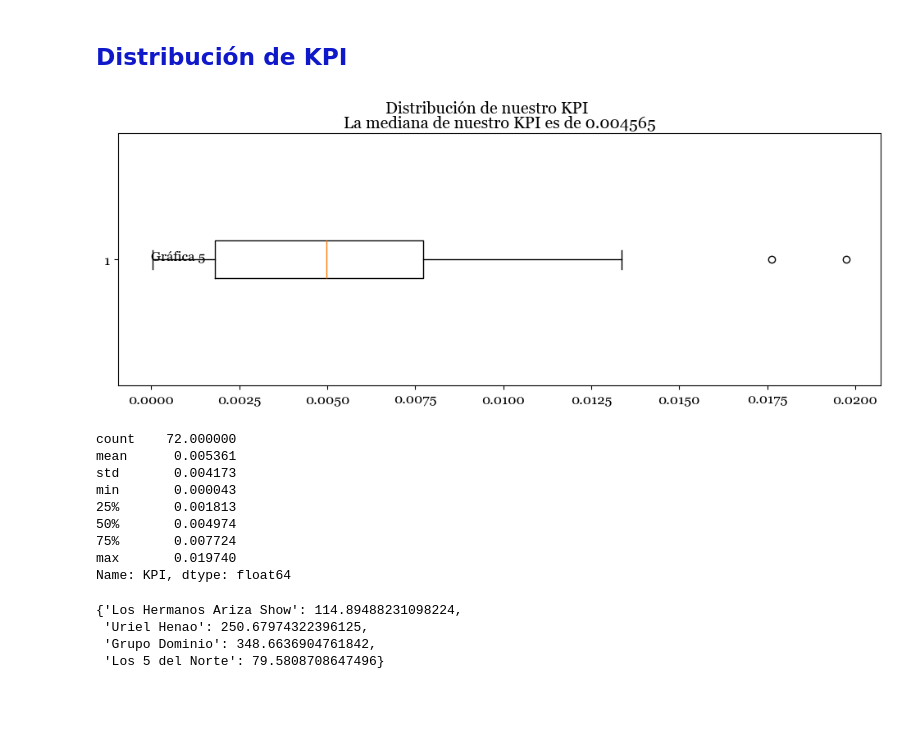
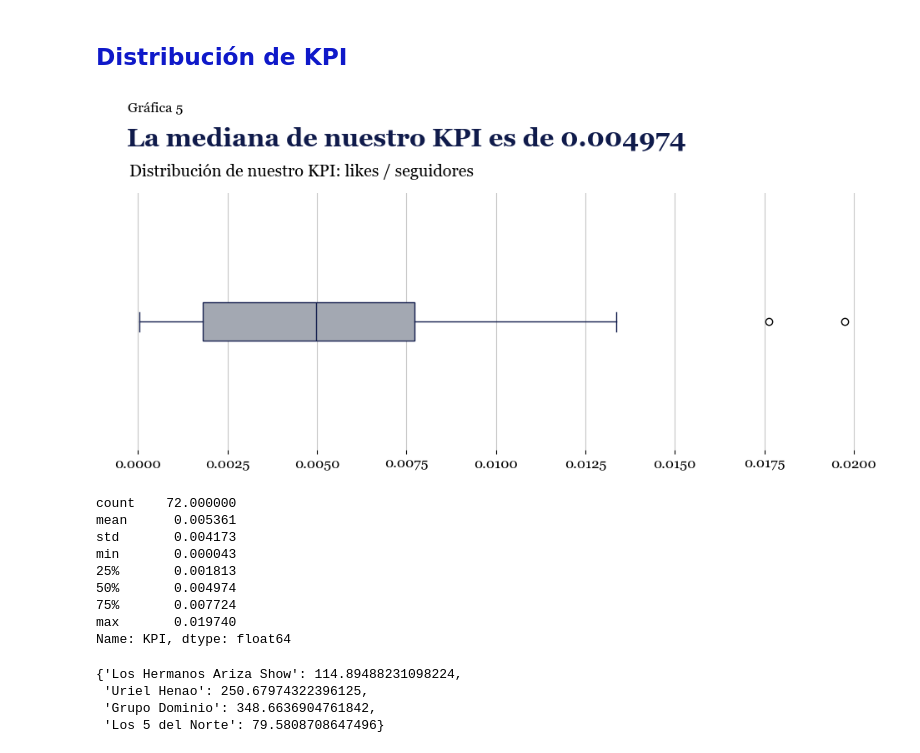
Before and after one commit to juanramosdataexpert/Norte-oInsights, a Jupyter notebook: Notebooks/analysis.ipynb, the cells around one changed output. Saved outputs shown, nothing was run; the diff lists cells and outputs as text; code cells hidden in the pictures; blank space fills up the shorter version.

```diff
--- a/Notebooks/analysis.ipynb
+++ b/Notebooks/analysis.ipynb
@@ -227,17 +277,31 @@ plt.show()
 ## <span style="color:#0F19C9">Distribución de KPI</span>
 # %%
 # Graficar la distribución de fechas
-plt.figure(figsize=[12, 4])
-plt.text(x=0, y=1,
+fig, ax = plt.subplots(figsize=[12, 4])
+plt.text(x=-0.0003, y=1.82,
          s='Gráfica 5')
-plt.title('La mediana de nuestro KPI es de 0.004565')
-plt.suptitle('Distribución de nuestro KPI')
-plt.boxplot(norteno['KPI'], vert=False)
+plt.title('La mediana de nuestro KPI es de 0.004974',
+          weight='bold', size=22,
+          x=0.39, y=1.16, color=juan_colors[0])
+plt.suptitle('Distribución de nuestro KPI: likes / seguidores',
+             ha='left', x=0.15, y=0.97)
+plt.boxplot(norteno['KPI'], vert=False,
+            patch_artist=True,
+            boxprops=dict(facecolor=juan_colors[2], color=juan_colors[0]),
+            whiskerprops=dict(color=juan_colors[0]),
+            capprops=dict(color=juan_colors[0]),
+            medianprops=dict(color=juan_colors[0]),
+            flierprops=dict(color=juan_colors[0]),
+            zorder=2)
+plt.grid(axis='x', alpha=0.7,
+         zorder=1)
+ax.set_yticks([])
+ax.spines[['top', 'bottom', 'right', 'left']].set_visible(False)
 plt.show()
 
 norteno['KPI'].describe()
 # %% [output]
-[figure, old version]
+[figure, new version]
 count    72.000000
 mean      0.005361
 std       0.004173
```
Also changed, not shown: parts of 61 cells of this notebook.
